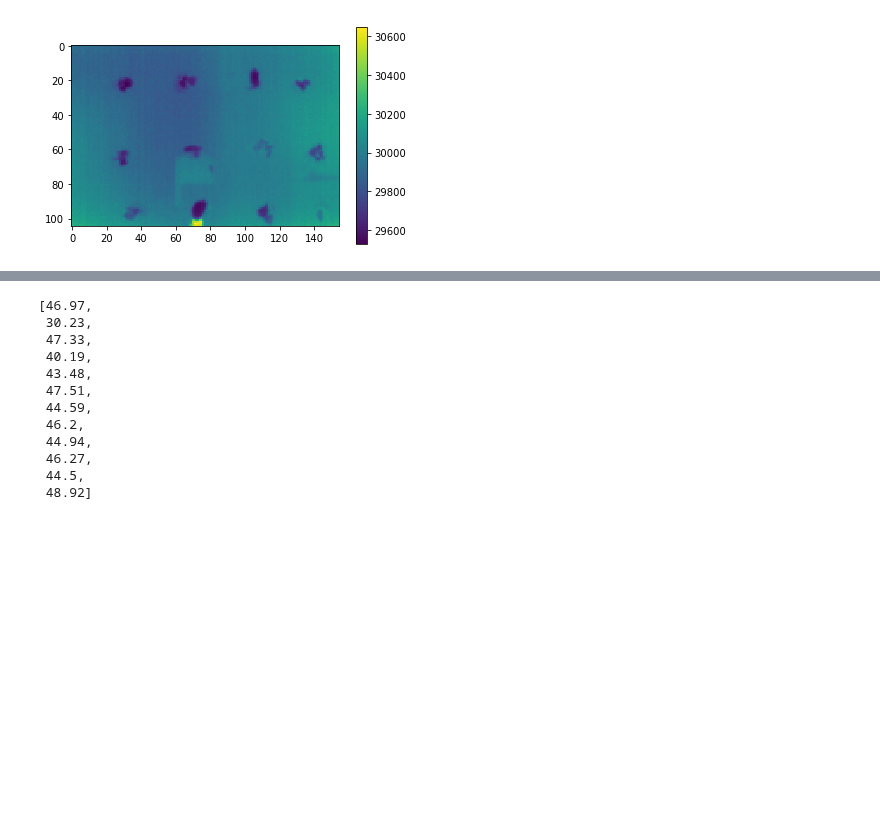
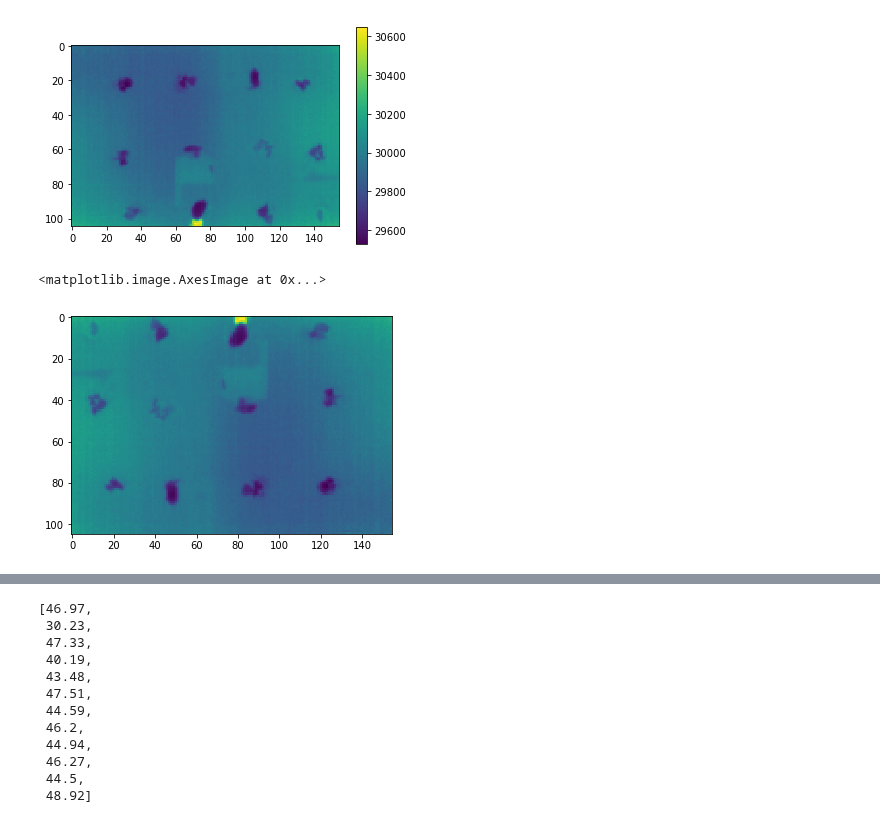
Before and after one commit to jrodguez/musical-robot, a Jupyter notebook: scripts/Dodecanoic_acid_8_15_19.ipynb, the cells around one changed output, grey strips where cells are left out. Cells and saved outputs as stored; diff of their text form; code cells hidden in the pictures; blank space fills up the shorter version.

```diff
--- a/scripts/Dodecanoic_acid_8_15_19.ipynb
+++ b/scripts/Dodecanoic_acid_8_15_19.ipynb
@@ -28,6 +28,11 @@ plt.colorbar()
 [figure]
 # %%
 flip_frames, regprops, s_temp, p_temp, inf_temp = ed.inflection_temp(crop_frame,12,3,4)
+# %%
+plt.imshow(flip_frames[0])
+# %% [output]
+<matplotlib.image.AxesImage at 0x...>
+[figure, added]
 # %%
 plt.imshow(flip_frames[0])
 plt.scatter(regprops[0]['Plate_coord'],regprops[0]['Row'],c='orange',s=6)
```
Also changed, not shown: parts of 9 cells of this notebook, 2 other files.
